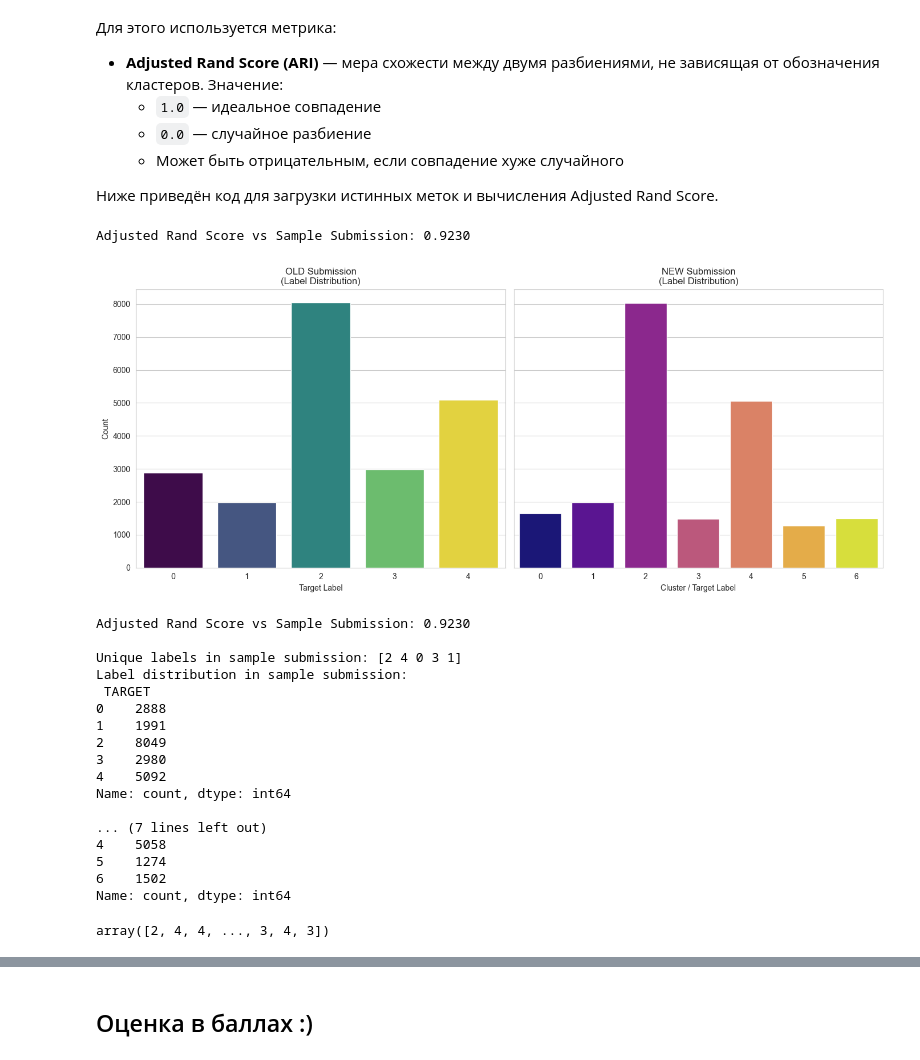
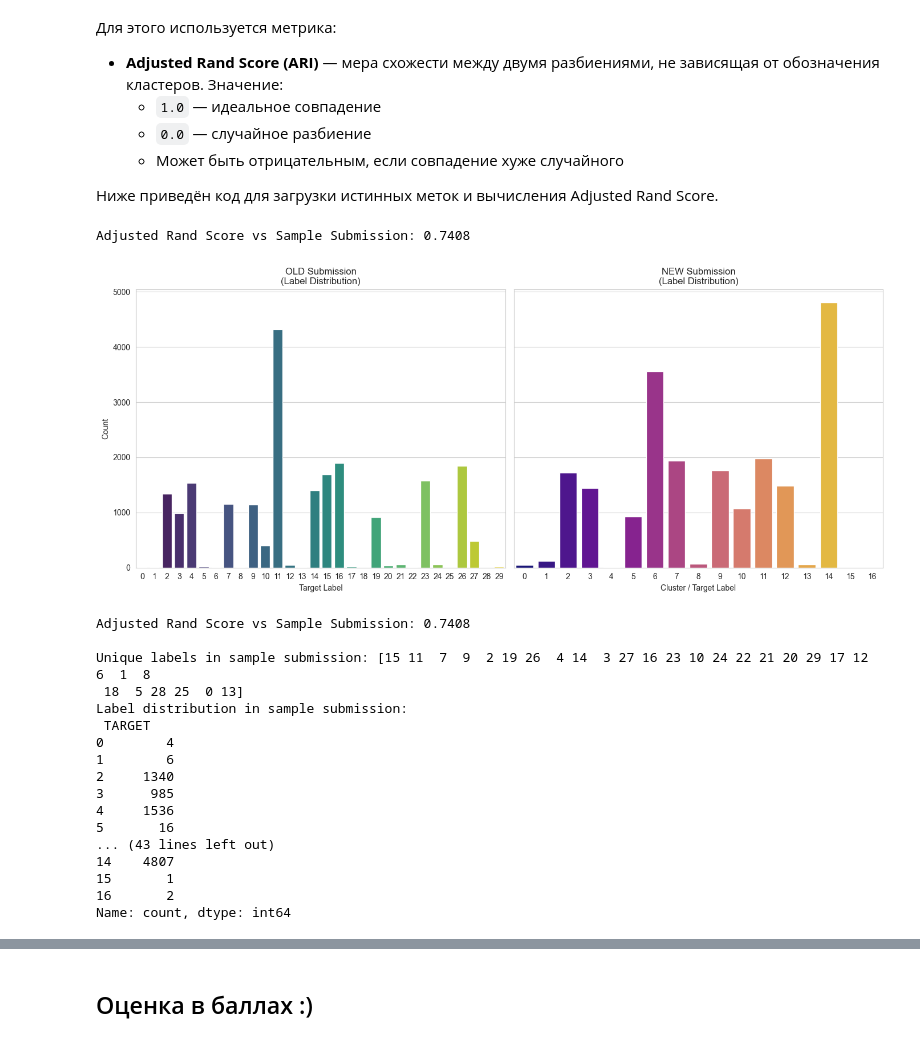
Before and after one commit to GercKLIM/unsupervised, a Jupyter notebook: main_kmeans.ipynb, the cells around one changed output, grey strips where cells are left out. Drawn from its saved outputs; the diff is of its cells as text; code cells hidden in the pictures.

Commit message:
Update results

```diff
--- a/main_kmeans.ipynb
+++ b/main_kmeans.ipynb
@@ -240,7 +240,7 @@ K-Means чувствителен к масштабу признаков, поэ
 # %%
 from sklearn.cluster import KMeans
 
-kmeans = KMeans(n_clusters = 7, random_state=42)
+kmeans = KMeans(n_clusters = 17, random_state=42)
 labels = kmeans.fit_predict(X_scaled)  # Обучаем и предсказываем кластеры
 # %% [markdown]
 ## 6. Оценка качества кластеризации
@@ -301,20 +301,20 @@ Cохранение прошло успешно!
 
 Ниже приведён код для загрузки истинных меток и вычисления Adjusted Rand Score.
 # %%
-true_labels = pd.read_csv("submission_submit_main_1.csv")["TARGET"].values
+true_labels = pd.read_csv("result/submission_submit_main_7.csv")["TARGET"].values
 from sklearn.metrics import adjusted_rand_score
 
 ari = adjusted_rand_score(true_labels, labels)
 print(f"Adjusted Rand Score vs Sample Submission: {ari:.4f}")
 # %% [output]
-Adjusted Rand Score vs Sample Submission: 0.9230
+Adjusted Rand Score vs Sample Submission: 0.7408
 # %%
 import pandas as pd
 import matplotlib.pyplot as plt
 import seaborn as sns
 
 # Загружаем пример подачи решения (sample submission)
-submission_example = pd.read_csv("submission_submit_main_1.csv")
+submission_example = pd.read_csv("result/submission_submit_main_7.csv")
 
 # Предсказанные метки
 predicted_labels = labels
@@ -328,55 +328,51 @@ submission_predicted = pd.DataFrame({
 fig, axes = plt.subplots(1, 2, figsize=(14, 6), sharey=True)
 
 # График 1: Распределение в sample submission
 sns.countplot(x="TARGET", data=submission_example, ax=axes[0], hue="TARGET", palette="viridis", legend=False)
 axes[0].set_title("OLD Submission\n(Label Distribution)")
 axes[0].set_xlabel("Target Label")
 axes[0].set_ylabel("Count")
 
 # График 2: Распределение в предсказаниях
 sns.countplot(x="TARGET", data=submission_predicted, ax=axes[1], hue="TARGET", palette="plasma", legend=False)
 axes[1].set_title("NEW Submission\n(Label Distribution)")
 axes[1].set_xlabel("Cluster / Target Label")
 axes[1].set_ylabel("Count")
 
 plt.tight_layout()
 plt.show()
 
 
 print()
 ari = adjusted_rand_score(true_labels, labels)
 print(f"Adjusted Rand Score vs Sample Submission: {ari:.4f}")
 print()
 
 # Вывод уникальных меток и распределений
 print("Unique labels in sample submission:", submission_example["TARGET"].unique())
 print("Label distribution in sample submission:\n", submission_example["TARGET"].value_counts().sort_index())
 
 print("\nUnique labels in predicted submission:", submission_predicted["TARGET"].unique())
 print("Label distribution in predicted submission:\n", submission_predicted["TARGET"].value_counts().sort_index())
 # %% [output]
-[figure, old version]
+[figure, new version]
-Adjusted Rand Score vs Sample Submission: 0.9230
+Adjusted Rand Score vs Sample Submission: 0.7408
 
-Unique labels in sample submission: [2 4 0 3 1]
+Unique labels in sample submission: [15 11  7  9  2 19 26  4 14  3 27 16 23 10 24 22 21 20 29 17 12  6  1  8
+ 18  5 28 25  0 13]
 Label distribution in sample submission:
  TARGET
-0    2888
-1    1991
-2    8049
-3    2980
-4    5092
+0        4
+1        6
+2     1340
+3      985
+4     1536
+5       16
+... (43 lines left out)
+14    4807
+15       1
+16       2
 Name: count, dtype: int64
-
-... (7 lines left out)
-4    5058
-5    1274
-6    1502
-Name: count, dtype: int64
-# %%
-pd.read_csv("submission_submit_main_1.csv")["TARGET"].values
-# %% [output]
-array([2, 4, 4, ..., 3, 4, 3])
 # %% [markdown]
 # 9. Результаты в соревновании
 
```
Also changed, not shown: parts of 5 cells of this notebook, 4 other files.
